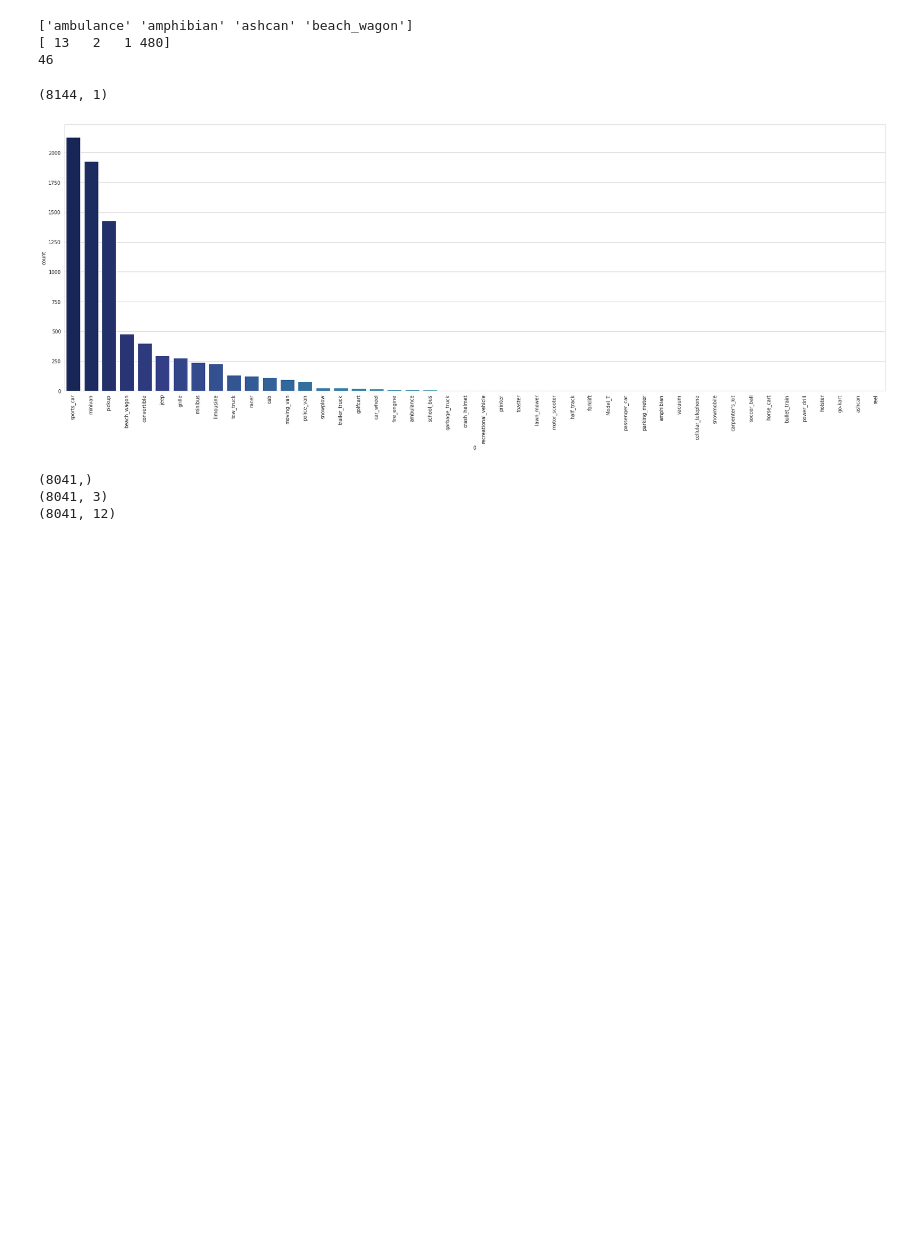
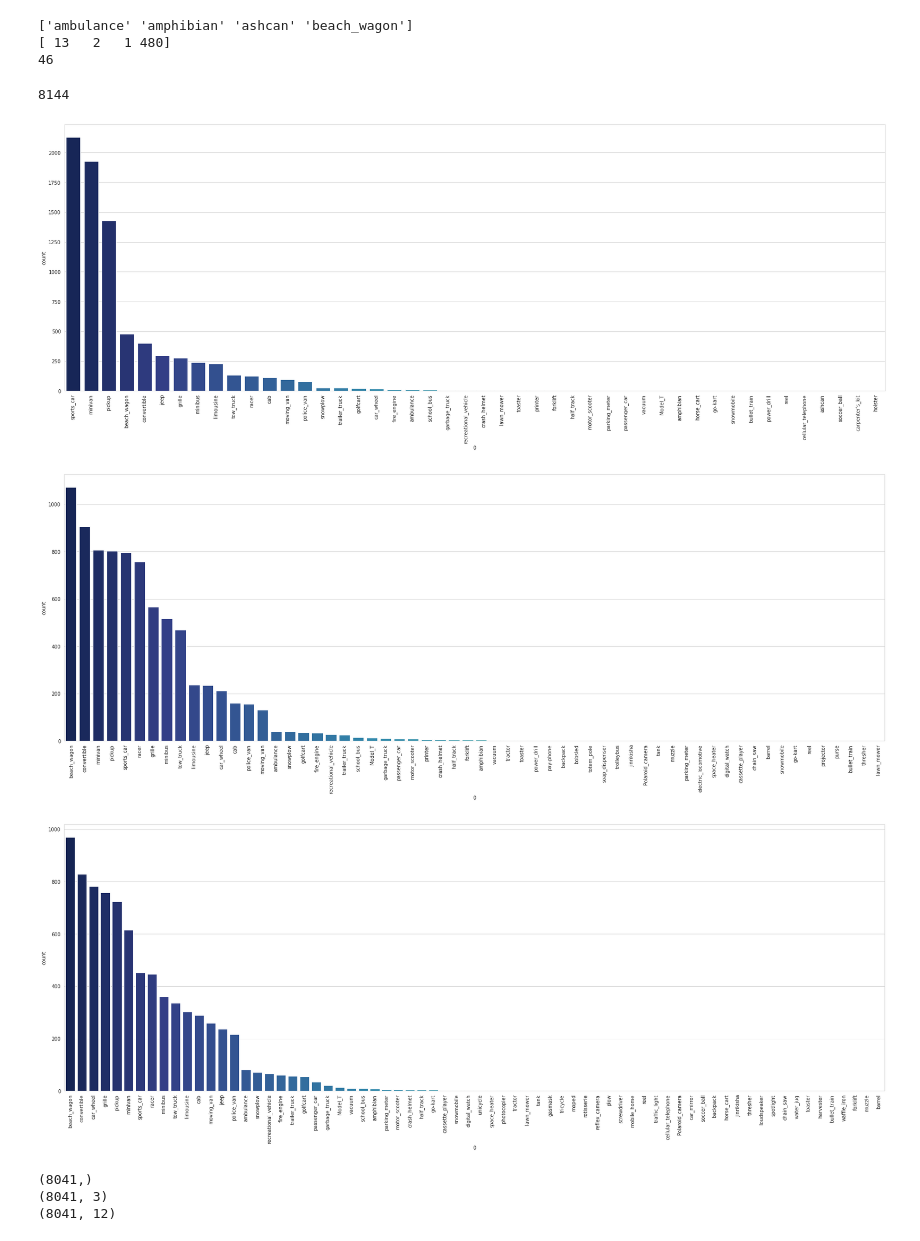
Before and after one commit to bedhinesh/capstone-aiml, a Jupyter notebook: Validate_train_test_data.ipynb, the cells around one changed output. Drawn from its saved outputs; the diff is of its cells as text; code cells hidden in the pictures; blank space fills up the shorter version.

```diff
--- a/Validate_train_test_data.ipynb
+++ b/Validate_train_test_data.ipynb
@@ -241,3 +241,6 @@ str(preds_train[0][0][1])
 from numpy import asarray
 from numpy import save
 save('preds_train.npy', preds_train)
+# %%
+preds_train = np.load('preds_train.npy')
+preds_train[0]
@@ -244,2 +251,3 @@ save('preds_train.npy', preds_train)
 # %%
-Pred_train_1 = df = pd.DataFrame(preds_train)
+Pred_train_1 = pd.DataFrame(list(map(np.ravel, preds_train)))
+Pred_train_1.head(5)
@@ -257,9 +263,9 @@ Labels_1 = []
 Labels_2 = []
 Labels_3 = []
 for i, row in Pred_train_1.iterrows():
- Labels_1.append(row[0][1])
- Labels_2.append(row[1][1])
- Labels_3.append(row[2][1])
+ Labels_1.append(row[1])
+ Labels_2.append(row[4])
+ Labels_3.append(row[7])
 Labels_1[0:10]
 # %% [output]
 ['sports_car',
@@ -301,20 +307,33 @@ Labels_2_Values, Labels_2_Counts = np.unique(Labels_2, return_counts=True)
 Labels_3_Values, Labels_3_Counts = np.unique(Labels_3, return_counts=True)
 # %%
 Labels_1 = pd.DataFrame(Labels_1)
-Labels_1.shape
+Labels_2 = pd.DataFrame(Labels_2)
+Labels_3 = pd.DataFrame(Labels_3)
+Labels_1.size
 # %% [output]
-(8144, 1)
+8144
 # %%
 
 sns.set_style('whitegrid')
 a4_dims = (30, 10)
 fig, ax = plt.subplots(figsize=a4_dims)
 sns.countplot(x=Labels_1[0],data=Labels_1, palette='YlGnBu_r',order=Labels_1[0].value_counts().index)
 plt.xticks(rotation = 90)
 plt.show()
+a4_dims = (30, 10)
+fig, ax = plt.subplots(figsize=a4_dims)
+sns.countplot(x=Labels_2[0],data=Labels_2, palette='YlGnBu_r',order=Labels_2[0].value_counts().index)
+plt.xticks(rotation = 90)
 plt.show()
+a4_dims = (30, 10)
+fig, ax = plt.subplots(figsize=a4_dims)
+sns.countplot(x=Labels_3[0],data=Labels_3, palette='YlGnBu_r',order=Labels_3[0].value_counts().index)
+plt.xticks(rotation = 90)
+plt.show()
 # %% [output]
-[figure, old version]
+[figure, new version]
+[figure, added]
+[figure, added]
 # %%
 testMetaData = load_metadata('car_data/car_data/test/')
 print(testMetaData.shape)
```
Also changed, not shown: parts of 12 cells of this notebook.
